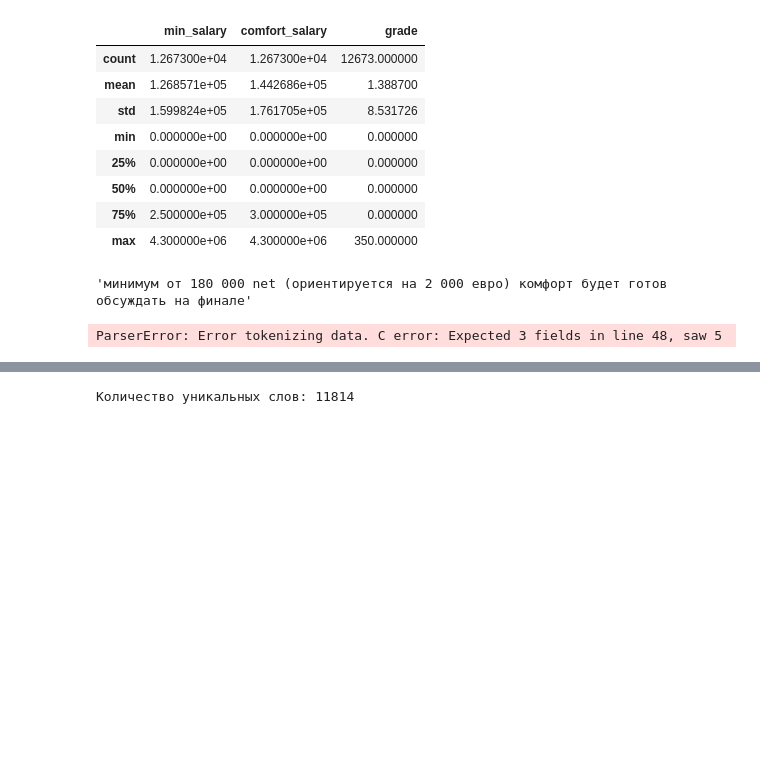
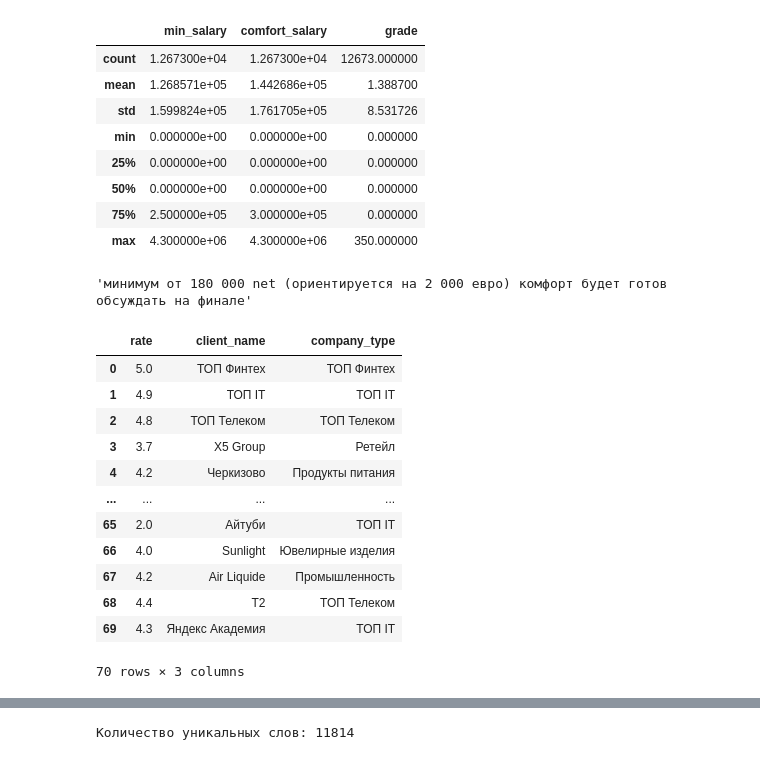
Before and after one commit to Halva773/FIC_hackaton, a Jupyter notebook: notebooks/Analisis.ipynb, the cells around one changed output, grey strips where cells are left out. Saved outputs shown, nothing was run; the diff lists cells and outputs as text; code cells hidden in the pictures; blank space fills up the shorter version.

```diff
--- a/notebooks/Analisis.ipynb
+++ b/notebooks/Analisis.ipynb
@@ -138,9 +142,21 @@ data.loc[1240, 'salary']
 # %% [output]
 'минимум от 180 000 net (ориентируется на 2 000 евро) комфорт будет готов обсуждать на финале'
 # %%
-info = pd.read_csv('../data/output2.csv')
+info = pd.read_csv('../data/output2 (2).csv')
 info
 # %% [output]
+|  | rate | client_name | company_type |
+| 0 | 5.0 | ТОП Финтех | ТОП Финтех |
+| 1 | 4.9 | ТОП IT | ТОП IT |
+| 2 | 4.8 | ТОП Телеком | ТОП Телеком |
+| 3 | 3.7 | X5 Group | Ретейл |
+| 4 | 4.2 | Черкизово | Продукты питания |
+| ... | ... | ... | ... |
+| 65 | 2.0 | Айтуби | ТОП IT |
+| 66 | 4.0 | Sunlight | Ювелирные изделия |
+| 67 | 4.2 | Air Liquide | Промышленность |
+| 68 | 4.4 | Т2 | ТОП Телеком |
+| 69 | 4.3 | Яндекс Академия | ТОП IT |
-ParserError: Error tokenizing data. C error: Expected 3 fields in line 48, saw 5
+70 rows × 3 columns
 # %%
 def company_rates(df):
```
Also changed, not shown: parts of 2 cells of this notebook, 10 other files.
